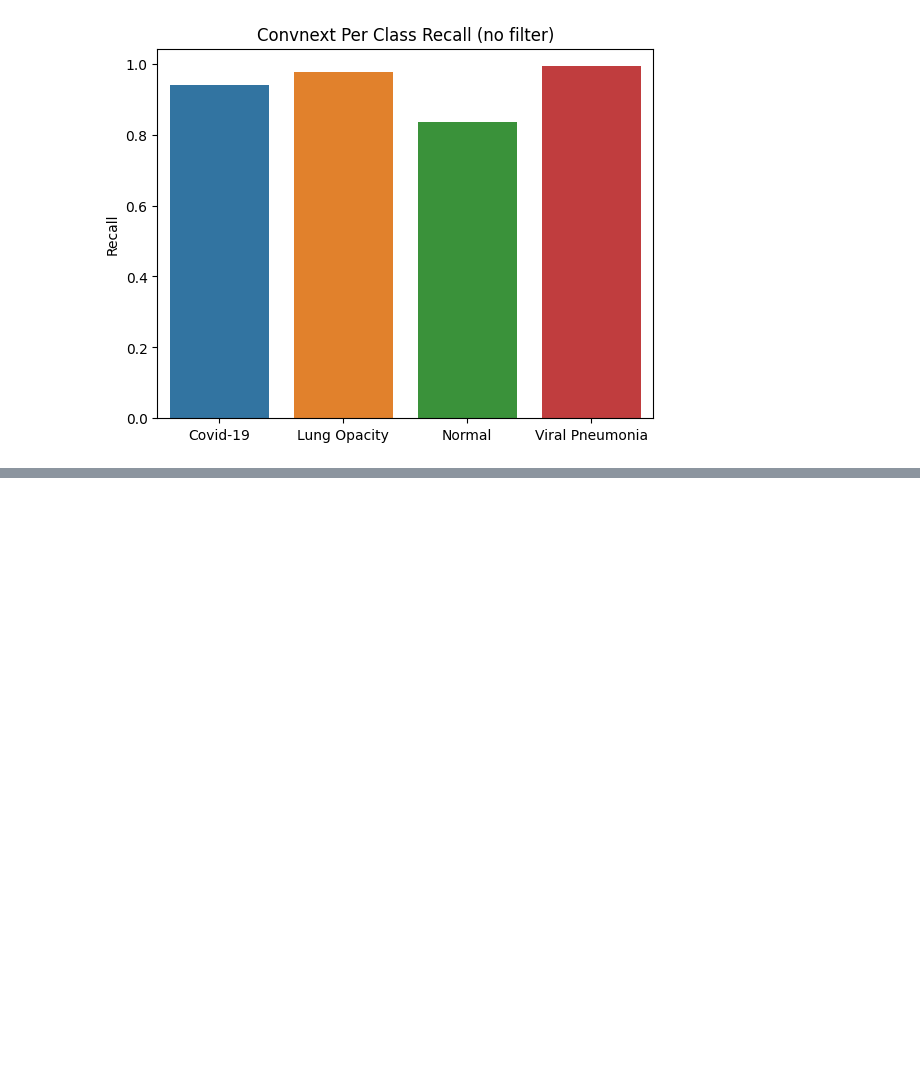
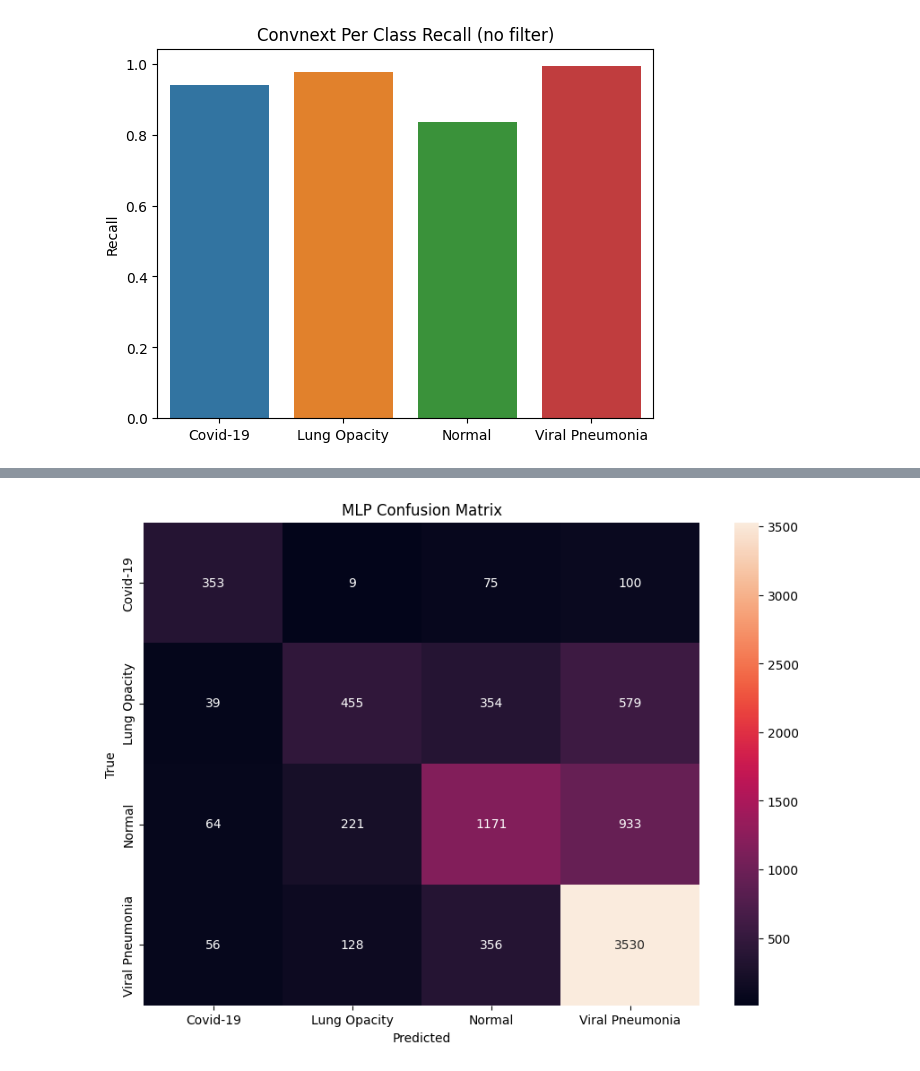
Before and after one commit to Antonio-Tresol/ML_Project_II_Image_classification, a Jupyter notebook: metrics/metrics_analysis.ipynb, the cells around one changed output, grey strips where cells are left out. Saved outputs shown, nothing was run; the diff lists cells and outputs as text; code cells hidden in the pictures; blank space fills up the shorter version.

Commit message:
Done metrics notebook for MLP

```diff
--- a/metrics/metrics_analysis.ipynb
+++ b/metrics/metrics_analysis.ipynb
@@ -99,0 +104,6 @@ plot_per_class_metric(data=convnext_per_class_metrics_no_filter, metric_name='Re
+# %%
+mlp_confusion_matrix = pd.read_csv("mlp_confusion_matrix.csv", index_col=0)
+mlp_per_class_metrics = pd.read_csv("mlp_per_class_metrics.csv", index_col=0)
+plot_confusion_matrix(mlp_confusion_matrix, "MLP Confusion Matrix")
+# %% [output]
+[figure, added]
```
Also changed, not shown: parts of 6 cells of this notebook.
